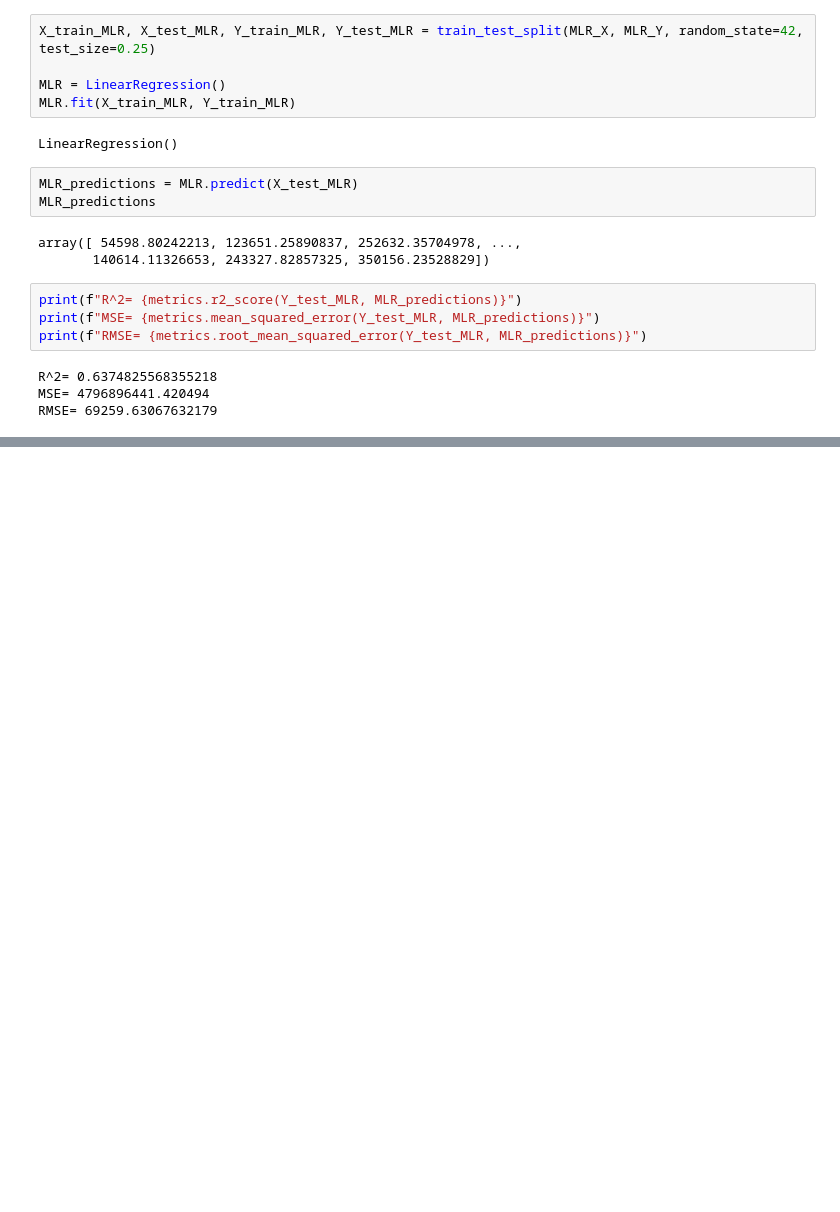
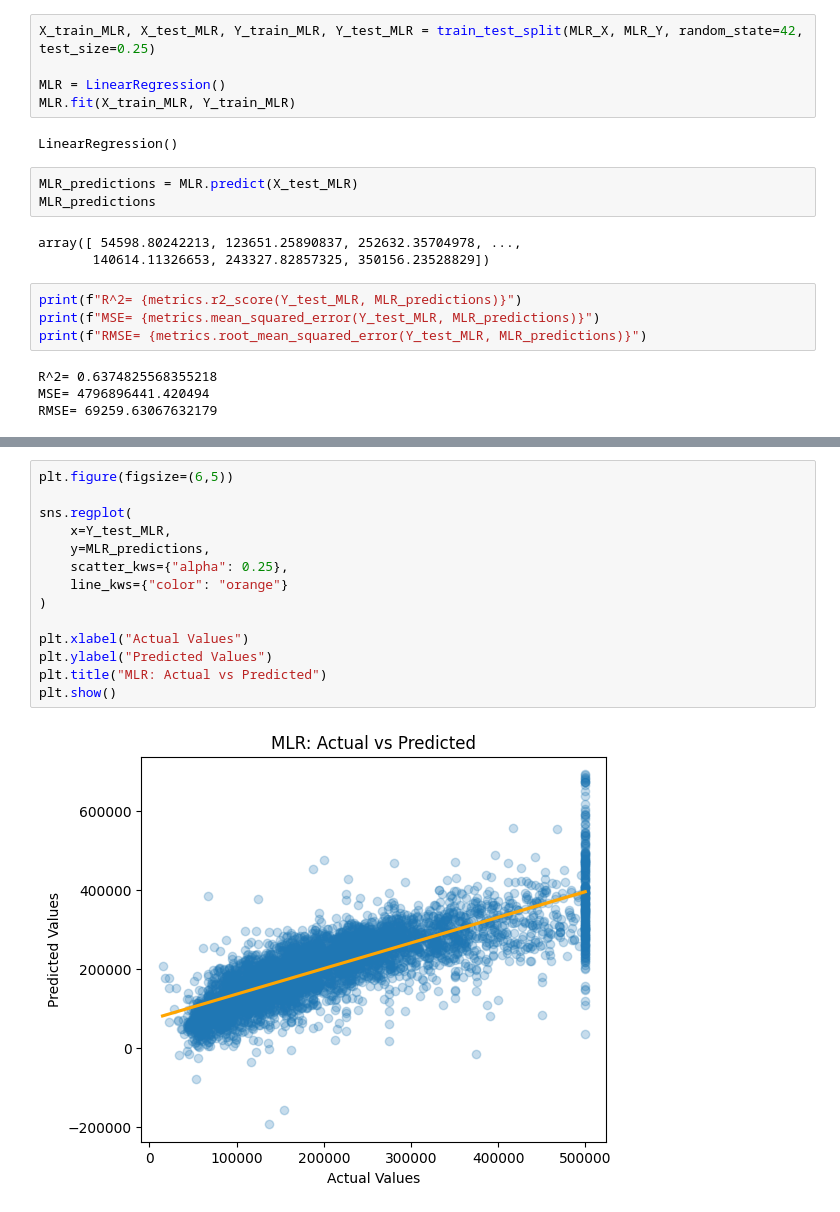
Before and after one commit to MJBM2510/SLR-and-MLR-comparsion, a Jupyter notebook: SLR_&_MLR_Comparison.ipynb, the cells around one changed output, grey strips where cells are left out. Saved outputs shown, nothing was run; the diff lists cells and outputs as text; blank space fills up the shorter version.

Commit message:
feat(Camparasion): visualize comparasion

```diff
--- a/SLR_&_MLR_Comparison.ipynb
+++ b/SLR_&_MLR_Comparison.ipynb
@@ -227,0 +246,16 @@ RMSE= 69259.63067632179
+# %%
+plt.figure(figsize=(6,5))
+
+sns.regplot(
+    x=Y_test_MLR,
+    y=MLR_predictions,
+    scatter_kws={"alpha": 0.25},
+    line_kws={"color": "orange"}
+)
+
+plt.xlabel("Actual Values")
+plt.ylabel("Predicted Values")
+plt.title("MLR: Actual vs Predicted")
+plt.show()
+# %% [output]
+[figure, added]
```
Also changed, not shown: parts of 3 cells of this notebook.
